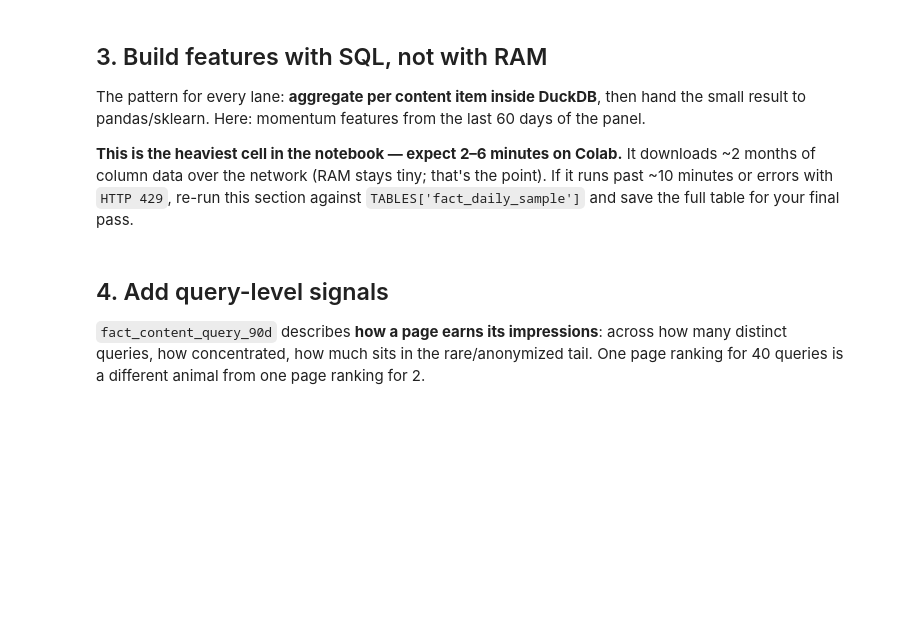
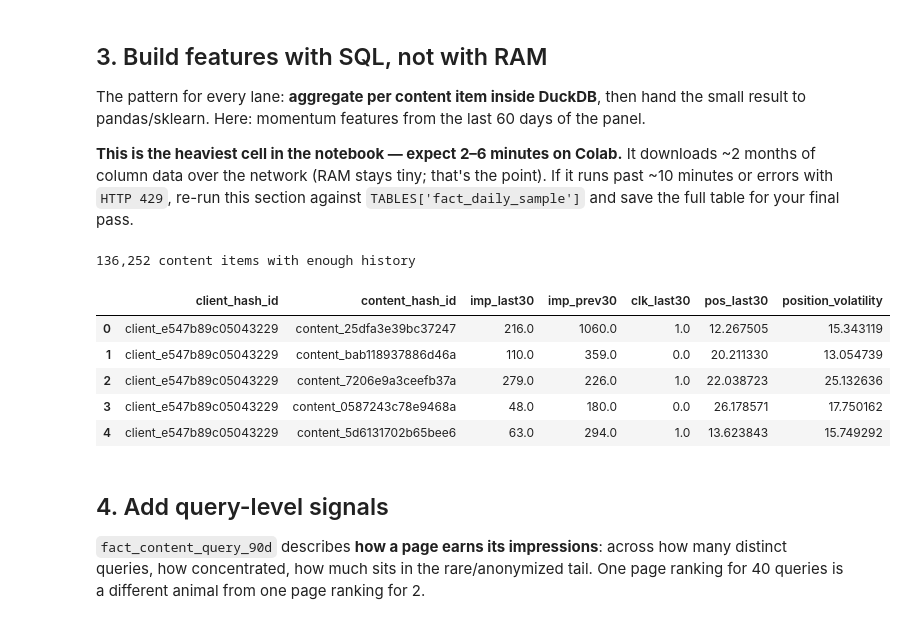
Before and after one commit to sanaanwar25/flyrank-ml-internship-sana, a Jupyter notebook: notebooks/03_working_with_the_full_release.ipynb, the cells around one changed output. Saved outputs shown, nothing was run; the diff lists cells and outputs as text; code cells hidden in the pictures; blank space fills up the shorter version.

```diff
--- a/notebooks/03_working_with_the_full_release.ipynb
+++ b/notebooks/03_working_with_the_full_release.ipynb
@@ -87,24 +105,75 @@ result to pandas/sklearn. Here: momentum features from the last 60 days of the p
 # %%
 features = con.sql(f"""
     WITH bounds AS (
         SELECT MAX(report_date) AS end_d FROM {TABLES['fact_daily']}
     ),
     windowed AS (
-        SELECT f.client_hash_id, f.content_hash_id,
-               SUM(CASE WHEN f.report_date >  b.end_d - INTERVAL 30 DAY THEN f.gsc_impressions ELSE 0 END) AS imp_last30,
-               SUM(CASE WHEN f.report_date <= b.end_d - INTERVAL 30 DAY THEN f.gsc_impressions ELSE 0 END) AS imp_prev30,
-               SUM(CASE WHEN f.report_date >  b.end_d - INTERVAL 30 DAY THEN f.gsc_clicks ELSE 0 END)      AS clk_last30,
-               AVG(CASE WHEN f.report_date >  b.end_d - INTERVAL 30 DAY THEN f.gsc_avg_position END)       AS pos_last30
+        SELECT
+            f.client_hash_id,
+            f.content_hash_id,
+
+            SUM(
+                CASE
+                    WHEN f.report_date > b.end_d - INTERVAL 30 DAY
+                    THEN f.gsc_impressions
+                    ELSE 0
+                END
+            ) AS imp_last30,
+
+            SUM(
+                CASE
+                    WHEN f.report_date <= b.end_d - INTERVAL 30 DAY
+                    THEN f.gsc_impressions
+                    ELSE 0
+                END
+            ) AS imp_prev30,
+
+            SUM(
+                CASE
+                    WHEN f.report_date > b.end_d - INTERVAL 30 DAY
+                    THEN f.gsc_clicks
+                    ELSE 0
+                END
+            ) AS clk_last30,
+
+            AVG(
+                CASE
+                    WHEN f.report_date > b.end_d - INTERVAL 30 DAY
+                    THEN f.gsc_avg_position
+                END
+            ) AS pos_last30,
+
+            STDDEV(
+                CASE
+                    WHEN f.report_date > b.end_d - INTERVAL 30 DAY
+                    THEN f.gsc_avg_position
+                END
+            ) AS position_volatility
+
         FROM {TABLES['fact_daily']} f, bounds b
-        WHERE f.report_date > b.end_d - INTERVAL 60 DAY
+
+        WHERE f.report_date > b.end_d - INTERVAL 90 DAY
+
         GROUP BY 1, 2
+
         HAVING imp_prev30 >= 100
     )
+
     SELECT * FROM windowed
+
 """).df()
 
 print(f'{len(features):,} content items with enough history')
+
 features.head()
+# %% [output]
+136,252 content items with enough history
+|  | client_hash_id | content_hash_id | imp_last30 | imp_prev30 | clk_last30 | pos_last30 | position_volatility |
+| 0 | client_e547b89c05043229 | content_25dfa3e39bc37247 | 216.0 | 1060.0 | 1.0 | 12.267505 | 15.343119 |
+| 1 | client_e547b89c05043229 | content_bab118937886d46a | 110.0 | 359.0 | 0.0 | 20.211330 | 13.054739 |
+| 2 | client_e547b89c05043229 | content_7206e9a3ceefb37a | 279.0 | 226.0 | 1.0 | 22.038723 | 25.132636 |
+| 3 | client_e547b89c05043229 | content_0587243c78e9468a | 48.0 | 180.0 | 0.0 | 26.178571 | 17.750162 |
+| 4 | client_e547b89c05043229 | content_5d6131702b65bee6 | 63.0 | 294.0 | 1.0 | 13.623843 | 15.749292 |
 # %% [markdown]
 ## 4. Add query-level signals
 
```
Also changed, not shown: parts of 6 cells of this notebook.
